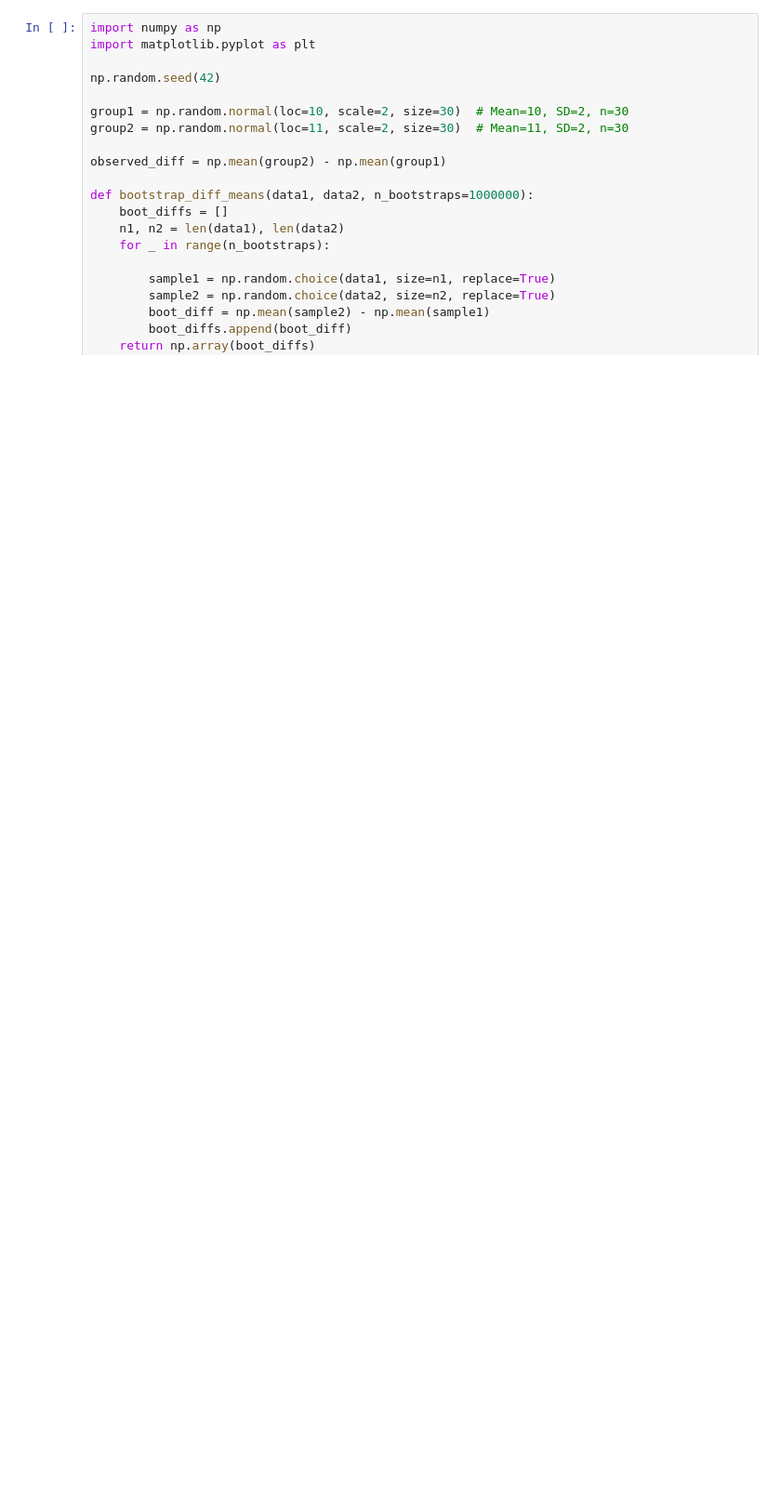
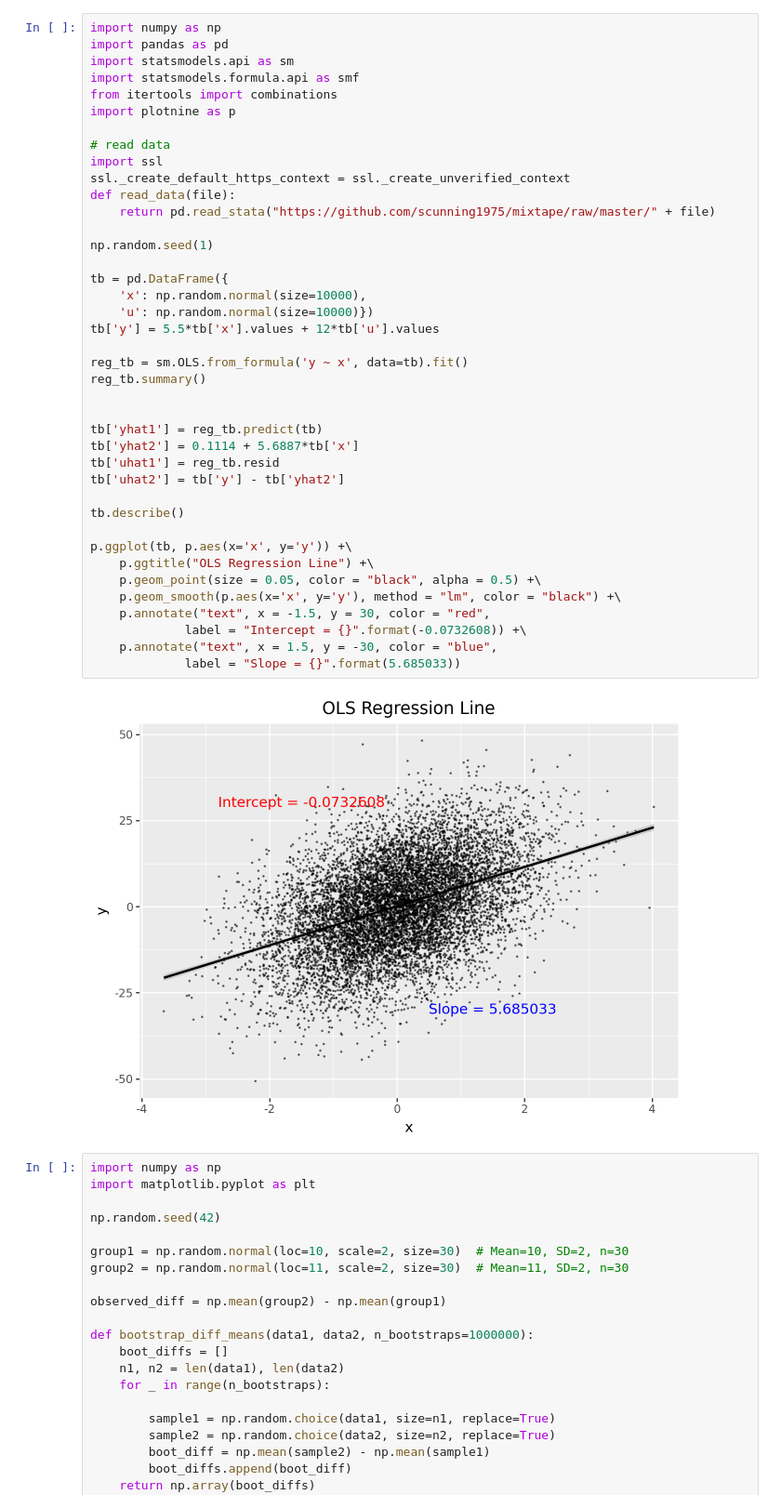
Before and after one commit to kabeerbora/ECON5625, a Jupyter notebook: Inference.ipynb, the cells around one changed output. Shown: that part at 93% size. Cells and saved outputs as stored; diff of their text form; blank space fills up the shorter version.

```diff
--- a/Inference.ipynb
+++ b/Inference.ipynb
@@ -1,5 +1,47 @@
 # %% [markdown]
 <a href="https://colab.research.google.com/github/kabeerbora/ECON5625/blob/main/Inference.ipynb" target="_parent"><img src="https://colab.research.google.com/assets/colab-badge.svg" alt="Open In Colab"/></a>
+# %%
+import numpy as np
+import pandas as pd
+import statsmodels.api as sm
+import statsmodels.formula.api as smf
+from itertools import combinations
+import plotnine as p
+
+# read data
+import ssl
+ssl._create_default_https_context = ssl._create_unverified_context
+def read_data(file):
+    return pd.read_stata("https://github.com/scunning1975/mixtape/raw/master/" + file)
+
+np.random.seed(1)
+
+tb = pd.DataFrame({
+    'x': np.random.normal(size=10000),
+    'u': np.random.normal(size=10000)})
+tb['y'] = 5.5*tb['x'].values + 12*tb['u'].values
+
+reg_tb = sm.OLS.from_formula('y ~ x', data=tb).fit()
+reg_tb.summary()
+
+
+tb['yhat1'] = reg_tb.predict(tb)
+tb['yhat2'] = 0.1114 + 5.6887*tb['x']
+tb['uhat1'] = reg_tb.resid
+tb['uhat2'] = tb['y'] - tb['yhat2']
+
+tb.describe()
+
+p.ggplot(tb, p.aes(x='x', y='y')) +\
+    p.ggtitle("OLS Regression Line") +\
+    p.geom_point(size = 0.05, color = "black", alpha = 0.5) +\
+    p.geom_smooth(p.aes(x='x', y='y'), method = "lm", color = "black") +\
+    p.annotate("text", x = -1.5, y = 30, color = "red",
+             label = "Intercept = {}".format(-0.0732608)) +\
+    p.annotate("text", x = 1.5, y = -30, color = "blue",
+             label = "Slope = {}".format(5.685033))
+# %% [output]
+[figure, added]
 # %%
 import numpy as np
 import matplotlib.pyplot as plt
```
